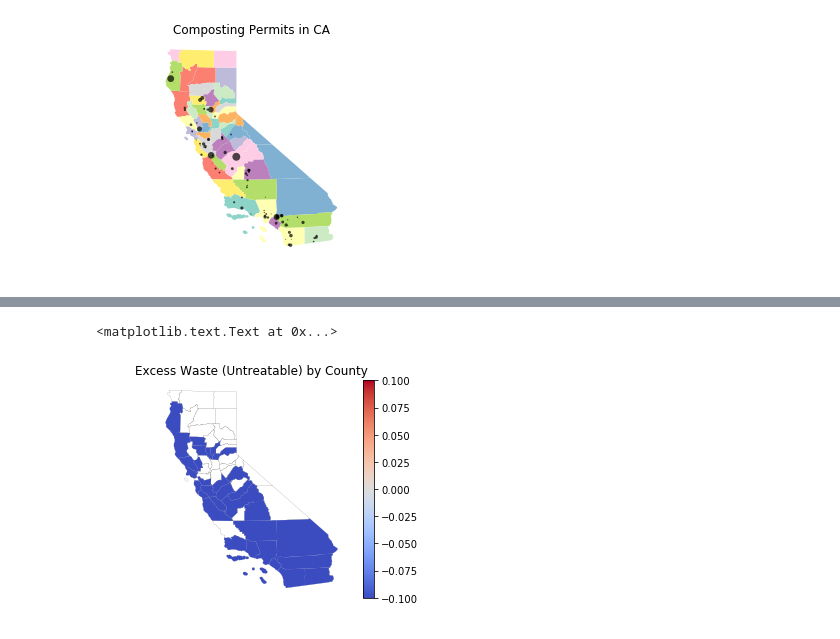
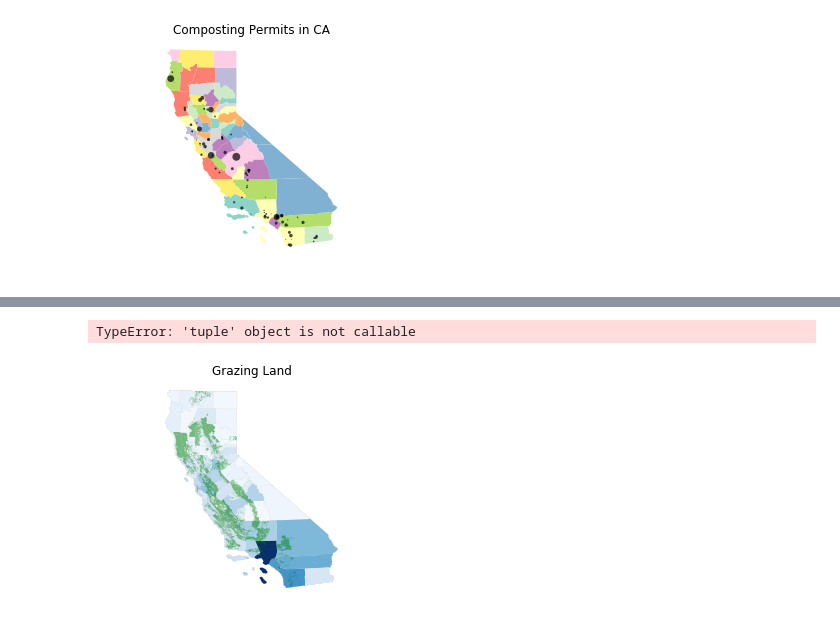
Before and after one commit to anayahall/grapevine, a Jupyter notebook: scripts/plots_raw.ipynb, the cells around one changed output, grey strips where cells are left out. Saved outputs shown, nothing was run; the diff lists cells and outputs as text; code cells hidden in the pictures.

```diff
--- a/scripts/plots_raw.ipynb
+++ b/scripts/plots_raw.ipynb
@@ -263,19 +301,21 @@ merged['excess'].sum()
+# %%
+gl_wp = gpd.read_file("data/raw/CA_FMMP_G/gl_bycounty/grazingland_county.shp")
+gl = epsg_meters(gl_wp)
+gl.crs
+
+gl.shape()
+# %% [output]
+TypeError: 'tuple' object is not callable
 # %%
-### PLOT DIFFERENCE BETWEEN GENERATION AND CAPACITY ####
+# owmap.head()
 
-## redo as bubbles with color for poverty??
+f, ax = plt.subplots()
+CA.plot(ax = ax, color = "white", figsize = (10,10), linewidth=0.1, edgecolor = "black")
+owmap.plot(ax = ax, column = np.sqrt(owmap.WetTons), cmap = "Blues", legend = False)
+gl.plot(ax= ax, color = "green", alpha = .5)
+ax.axis('off')
+ax.set_title('Grazing Land', fontdict={'fontsize': '12', 'fontweight' : '3'})
 
-plotvar = merged['excess'] * (1/100)
-# plotvar = np.sqrt(merged['excess'])
-# plotvar = np.log(merged['excess'])
-
-f, ax = plt.subplots(1)
-CA.plot(ax = ax, color = "white", figsize = (10,10), linewidth=0.1, edgecolor = "black")
-merged.plot(ax = ax, column = plotvar, cmap = "coolwarm", legend = True)
-# swis.set_geometry('geometry').plot(ax = ax, markersize = swis.cap_m3/10000, marker = 'o',
-#                                   legend = True, color = 'black', alpha=.7, linewidth=0)
-ax.axis('off')
-ax.set_title('Excess Waste (Untreatable) by County', fontdict={'fontsize': '12', 'fontweight' : '3'})
+plt.savefig("maps/grazingland.png", dpi=300)
 # %% [output]
-<matplotlib.text.Text at 0x...>
-[figure, old version]
+[figure, new version]
```
Also changed, not shown: parts of 10 cells of this notebook, 14 other files.
